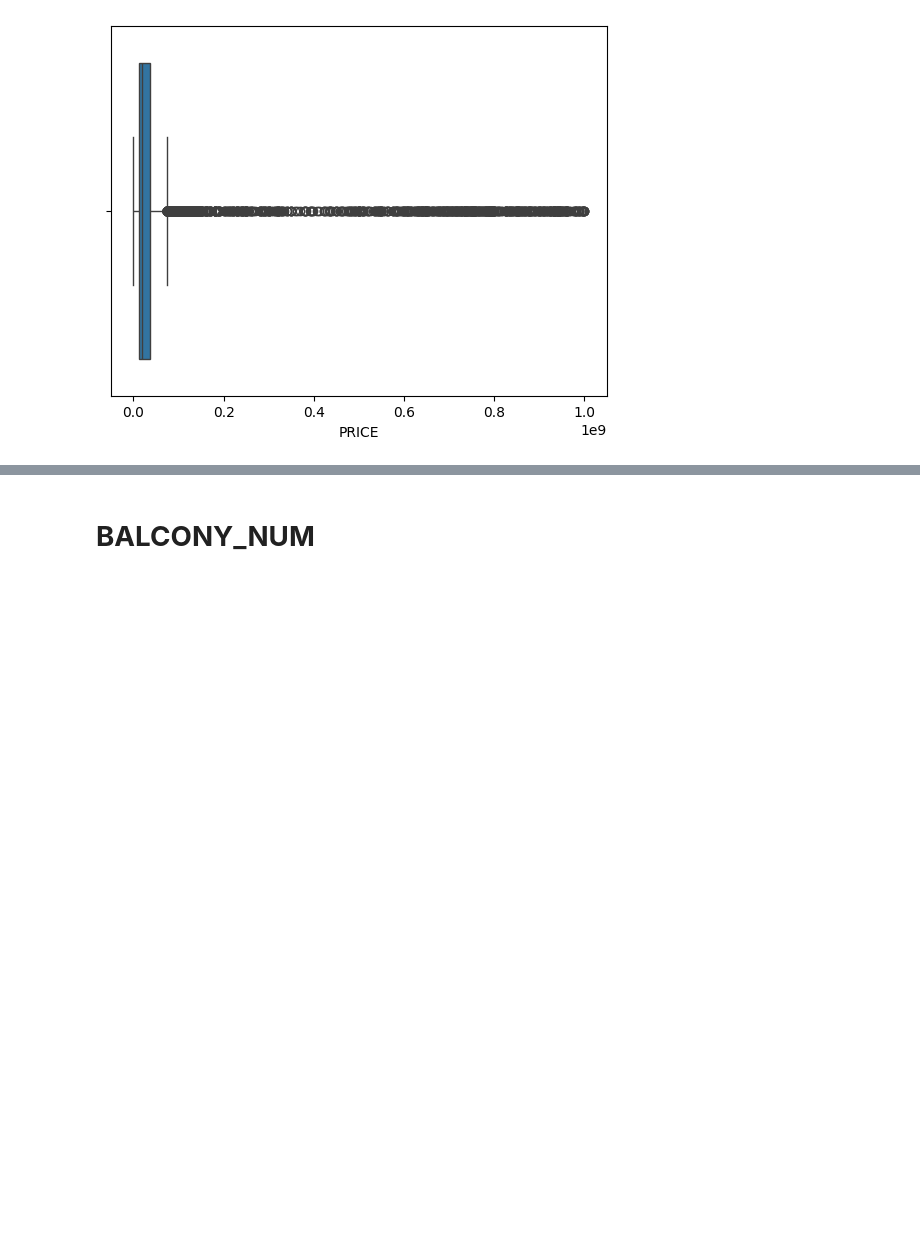
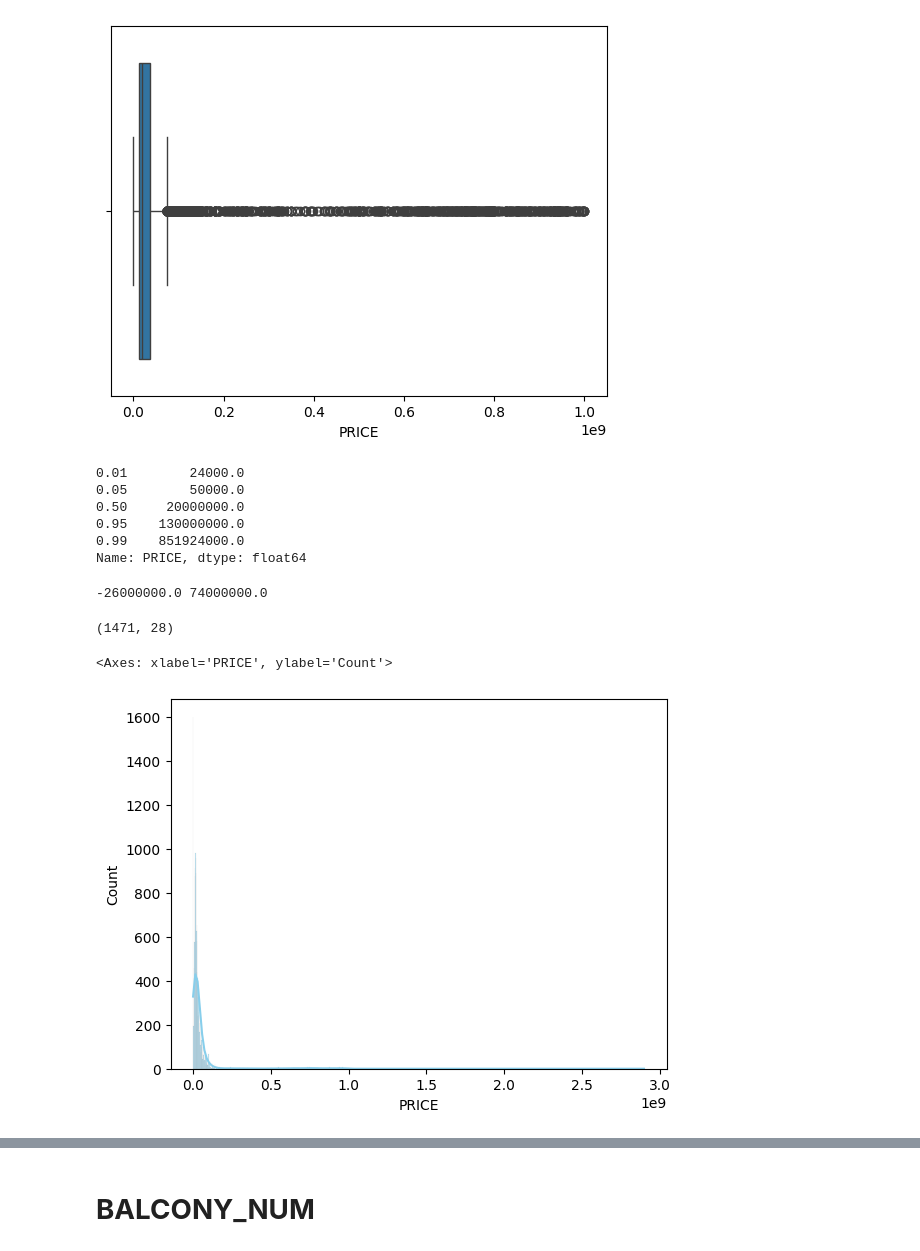
Before and after one commit to Ani7089/HousePricePredictor, a Jupyter notebook: EDA_Univariate_Analysis.ipynb, the cells around one changed output, grey strips where cells are left out. Cells and saved outputs as stored; diff of their text form; code cells hidden in the pictures; blank space fills up the shorter version.

```diff
--- a/EDA_Univariate_Analysis.ipynb
+++ b/EDA_Univariate_Analysis.ipynb
@@ -280,3 +312,35 @@ sns.boxplot(x='PRICE', data=data)
 # %% [output]
 <Axes: xlabel='PRICE'>
 [figure]
+# %%
+# Quantile Analysis
+quantiles = data['PRICE'].quantile([0.01, 0.05,0.5, 0.95, 0.99])
+
+quantiles
+# %% [output]
+0.01        24000.0
+0.05        50000.0
+0.50     20000000.0
+0.95    130000000.0
+0.99    851924000.0
+Name: PRICE, dtype: float64
+# %%
+# Identify potential outliers using IQR method
+Q1 = data['PRICE'].describe()['25%']
+Q3 = data['PRICE'].describe()['75%']
+IQR = Q3 - Q1
+lower_bound = Q1 - 1.5 * IQR
+upper_bound = Q3 + 1.5 * IQR
+print(lower_bound, upper_bound)
+# %% [output]
+-26000000.0 74000000.0
+# %%
+outliers = data[(data['PRICE'] < lower_bound) | (data['PRICE'] > upper_bound)]
+outliers.shape
+# %% [output]
+(1471, 28)
+# %%
+sns.histplot(data['PRICE'], color='skyblue', kde=True)
+# %% [output]
+<Axes: xlabel='PRICE', ylabel='Count'>
+[figure, added]
```
Also changed, not shown: parts of 19 cells of this notebook, 1 other file.
